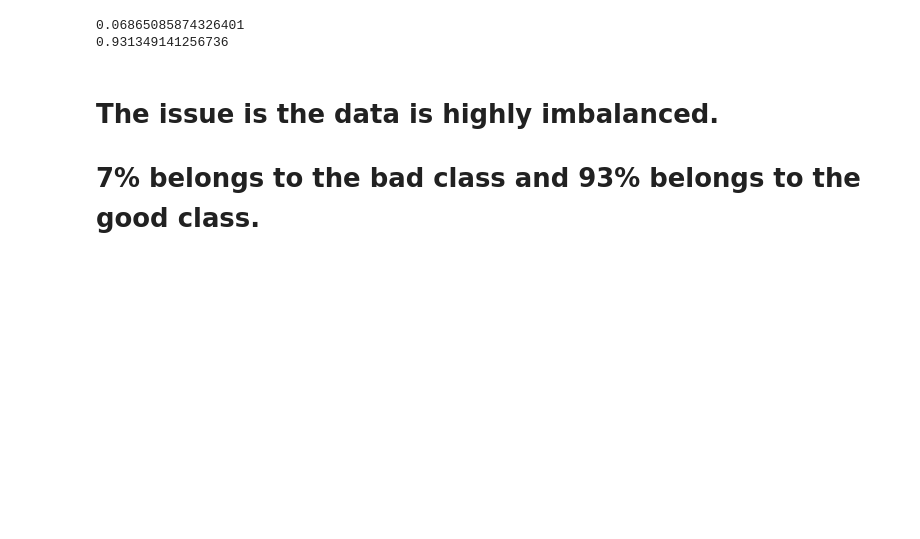
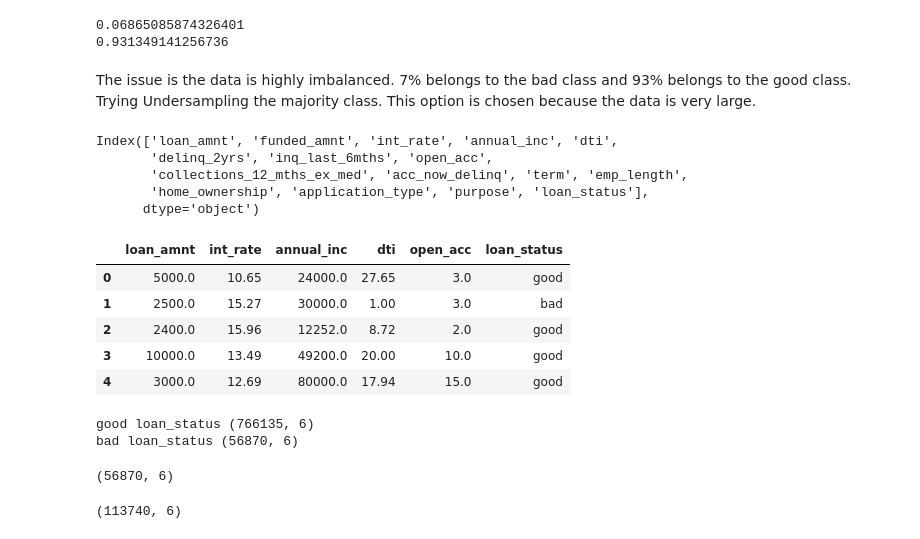
Before and after one commit to meskeremg/MeskiSBWork, a Jupyter notebook: Capstone2_Modeling-Meskerem Goshime.ipynb, the cells around one changed output. Drawn from its saved outputs; the diff is of its cells as text; code cells hidden in the pictures; blank space fills up the shorter version.

```diff
--- a/Capstone2_Modeling-Meskerem Goshime.ipynb
+++ b/Capstone2_Modeling-Meskerem Goshime.ipynb
@@ -231,5 +231,30 @@ print(613204/658404)
 0.06865085874326401
 0.931349141256736
 # %% [markdown]
-# The issue is the data is highly imbalanced.
-# 7% belongs to the bad class and 93% belongs to the good class.
+The issue is the data is highly imbalanced. 7% belongs to the bad class and 93% belongs to the good class.
+Trying Undersampling the majority class. This option is chosen because the data is very large.
+# %%
+# Undersampling the majority class
+# reading the dataframe before the split
+
+df = pd.read_csv('df_before_split.csv')
+# %%
+df.columns
+# %% [output]
+Index(['loan_amnt', 'funded_amnt', 'int_rate', 'annual_inc', 'dti',
+       'delinq_2yrs', 'inq_last_6mths', 'open_acc',
+       'collections_12_mths_ex_med', 'acc_now_delinq', 'term', 'emp_length',
+       'home_ownership', 'application_type', 'purpose', 'loan_status'],
+      dtype='object')
+# %%
+# Selecting columns in light of the feature importance done above.
+
+df = df[['loan_amnt', 'int_rate', 'annual_inc', 'dti', 'open_acc', 'loan_status']]
+df.head()
+# %% [output]
+|  | loan_amnt | int_rate | annual_inc | dti | open_acc | loan_status |
+| 0 | 5000.0 | 10.65 | 24000.0 | 27.65 | 3.0 | good |
+| 1 | 2500.0 | 15.27 | 30000.0 | 1.00 | 3.0 | bad |
+| 2 | 2400.0 | 15.96 | 12252.0 | 8.72 | 2.0 | good |
+| 3 | 10000.0 | 13.49 | 49200.0 | 20.00 | 10.0 | good |
+| 4 | 3000.0 | 12.69 | 80000.0 | 17.94 | 15.0 | good |
@@ -235,0 +264,18 @@ print(613204/658404)
+# %%
+print('good loan_status', df_good.shape)
+print('bad loan_status', df_bad.shape)
+# %% [output]
+good loan_status (766135, 6)
+bad loan_status (56870, 6)
+# %%
+df_good_under = df_good.sample(56870)
+df_good_under.shape
+# %% [output]
+(56870, 6)
+# %%
+# combine the undersampled good class and the bad class to form a balanced data set
+
+df_balanced = pd.concat([df_good_under, df_bad], axis=0)
+df_balanced.shape
+# %% [output]
+(113740, 6)
```
Also changed, not shown: parts of 9 cells of this notebook.
